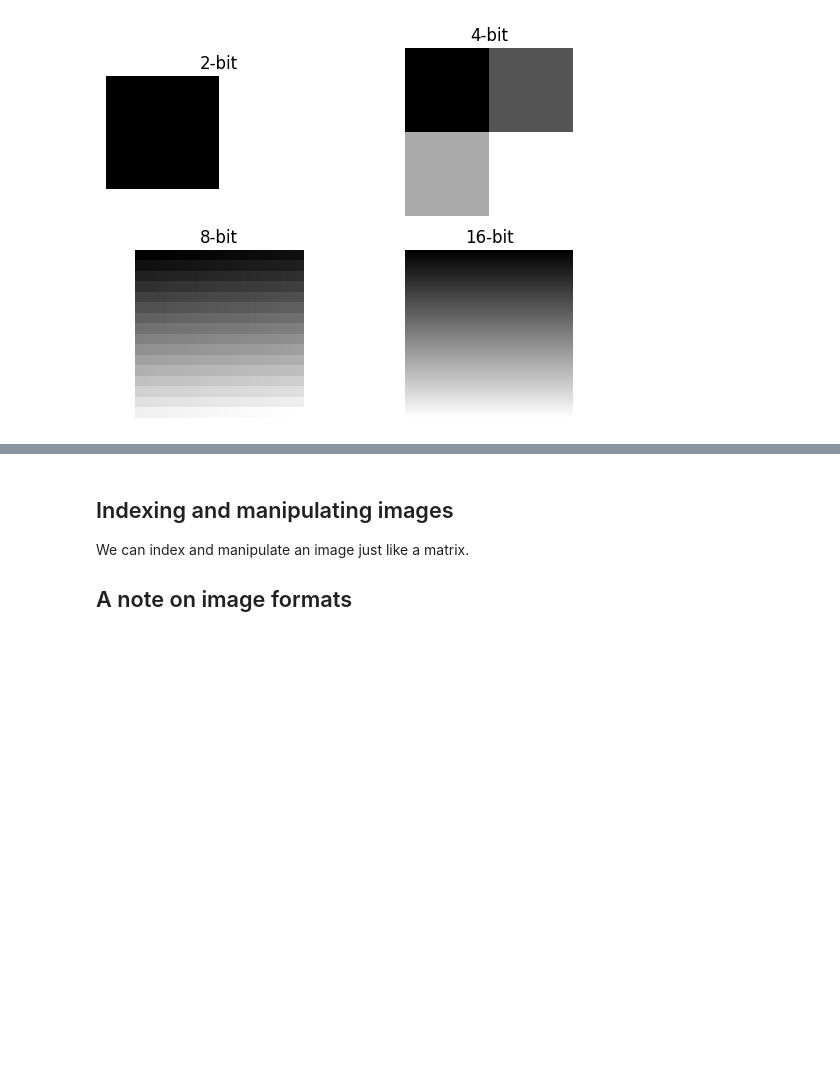
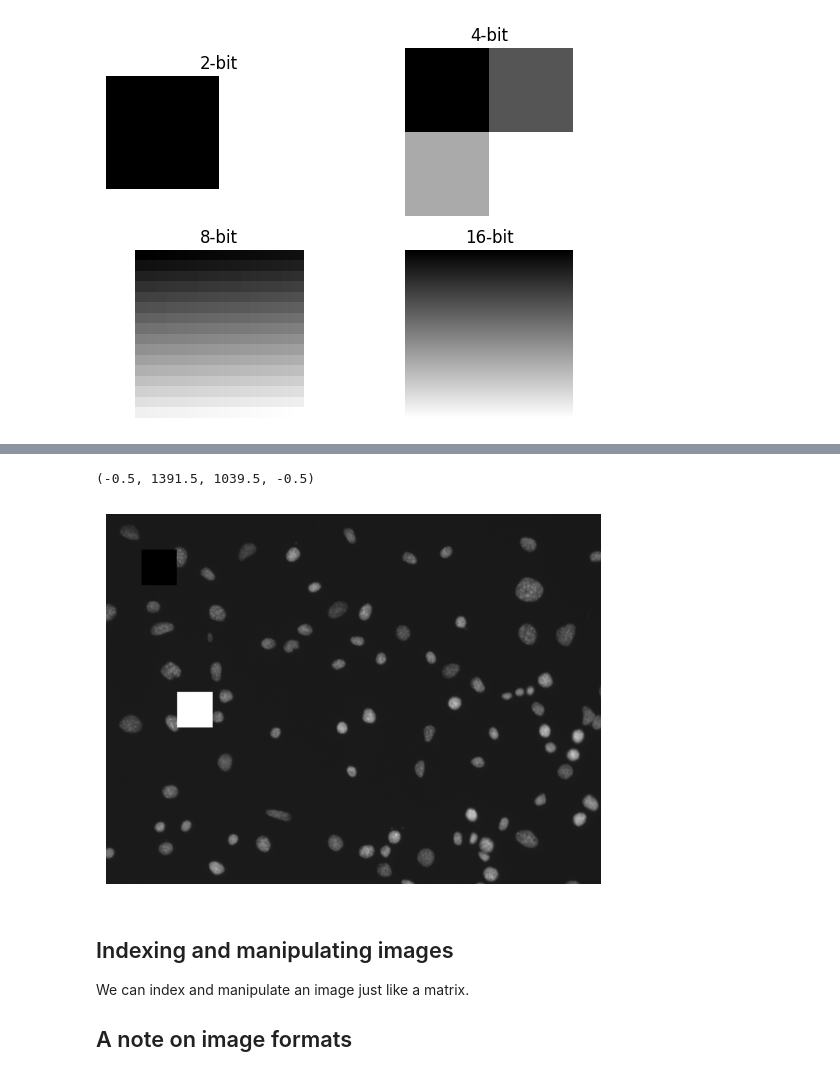
Before and after one commit to rishvanth-kp/img_analysis_with_py, a Jupyter notebook: ch1_what_is_an_image.ipynb, the cells around one changed output, grey strips where cells are left out. Saved outputs shown, nothing was run; the diff lists cells and outputs as text; code cells hidden in the pictures; blank space fills up the shorter version.

```diff
--- a/ch1_what_is_an_image.ipynb
+++ b/ch1_what_is_an_image.ipynb
@@ -138,3 +157,15 @@ To write an image we can use the fucntion `io.imsave`, we need the image to save
+# %%
+img1 = ski.io.imread("data/F01_202w2.TIF")
+img1[100:200, 100:199] = 0
+
+img1[500:600, 200:300] = 2000
+
+fig, ax = plt.subplots()
+ax.imshow(img1, cmap='gray')
+plt.axis('off')
+# %% [output]
+(-0.5, 1391.5, 1039.5, -0.5)
+[figure, added]
 # %%
 # Save the image
 # %% [markdown]
```
Also changed, not shown: parts of 7 cells of this notebook, 4 other files.
